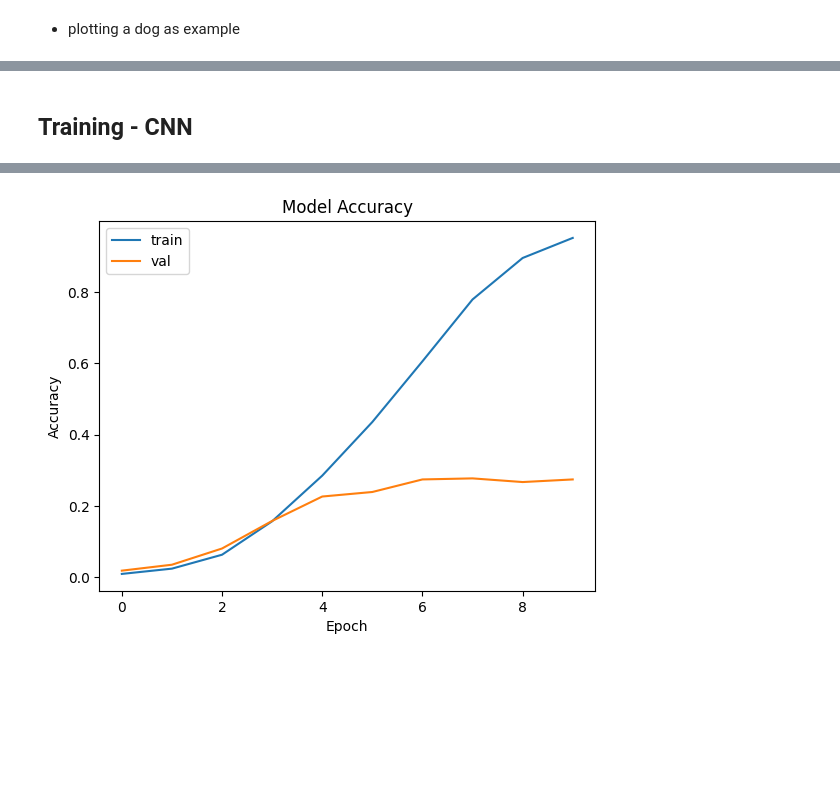
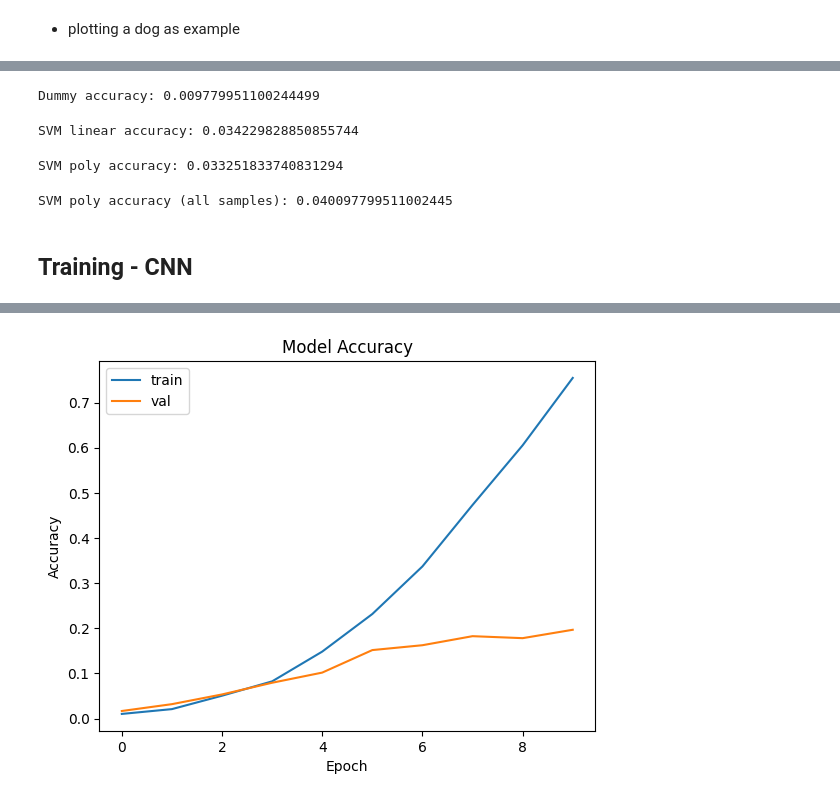
Before and after one commit to ThiiagoAC7/comp-viz-study, a Jupyter notebook: class-01/dog_breed.ipynb, the cells around one changed output, grey strips where cells are left out. Saved outputs shown, nothing was run; the diff lists cells and outputs as text; code cells hidden in the pictures; blank space fills up the shorter version.

```diff
--- a/class-01/dog_breed.ipynb
+++ b/class-01/dog_breed.ipynb
@@ -47,7 +42,7 @@ num_breeds = dict(zip(breeds, range(len(breeds)))) # assign each breed a number
 
 def convert_img(id):
     img = imread(f'dogs/train/{id}.jpg')
-    img = resize(img, (128, 128))
+    img = resize(img, (64,64))
     return img
 
 def create_values_and_labels():
@@ -62,6 +57,10 @@ def create_values_and_labels():
     return X,y
 
 X,y = create_values_and_labels()
+
+del breeds
+del num_breeds
+del df
 # %%
 X = X / 255
 # %% [markdown]
@@ -75,17 +73,3 @@ plt.imshow(X[0], cmap='grey')
 # %%
 X_train, X_test, y_train, y_test = train_test_split(X, y, train_size=0.8, random_state=42)
 i = 5000
-# %%
-model = svm.SVC(random_state=42, kernel='linear')
-model.fit(X_train[:i], y_train[:i])
-s1 = model.score(X_test, y_test)
-print(f'SVM linear accuracy: {s1}')
-model = svm.SVC(random_state=42, kernel='poly')
-model.fit(X_train[:i], y_train[:i])
-s2 = model.score(X_test.values, y_test.values)
-print(f'SVM poly accuracy: {s2}')
-pipe = Pipeline([('normalizer', Normalizer()), ('svc', svm.SVC(kernel='poly'))])
-# joblib.dump(pipe, 'models/pipe.joblib')
-pipe.fit(X_train, y_train)
-s3 = pipe.score(X_test, y_test)
-print(f'Pipeline accuracy: {s3}')
@@ -92,2 +88,21 @@ print(f'Pipeline accuracy: {s3}')
+# %%
+print(f'Dummy accuracy: {baseline_model(X_train_flat, y_train, X_test_flat, y_test)}')
+# %% [output]
+Dummy accuracy: 0.009779951100244499
+# %%
+s = svm_classifier(X_train_flat, y_train, X_test_flat, y_test, kernel="linear")
+print(f'SVM linear accuracy: {s}')
+# %% [output]
+SVM linear accuracy: 0.034229828850855744
+# %%
+s = svm_classifier(X_train_flat, y_train, X_test_flat, y_test, kernel="poly")
+print(f'SVM poly accuracy: {s}')
+# %% [output]
+SVM poly accuracy: 0.033251833740831294
+# %%
+s = svm_classifier(X_train_flat, y_train, X_test_flat, y_test, kernel="poly", num_samples=X_train.shape[0])
+print(f'SVM poly accuracy (all samples): {s}')
+# %% [output]
+SVM poly accuracy (all samples): 0.040097799511002445
 # %% [markdown]
 ## Training - CNN
@@ -109,4 +109,5 @@ cnn.compile(optimizer=Adam(0.0001), loss='sparse_categorical_crossentropy', metr
 # %%
+cnn = create_cnn(120)
 history = cnn.fit(X_train, y_train, epochs=10, batch_size=128, validation_data=(X_test, y_test))
 
 plt.plot(history.history['accuracy'])
@@ -140 +141 @@ Epoch 10/10
-[figure, old version]
+[figure, new version]
```
Also changed, not shown: parts of 6 cells of this notebook, 2 other files.
